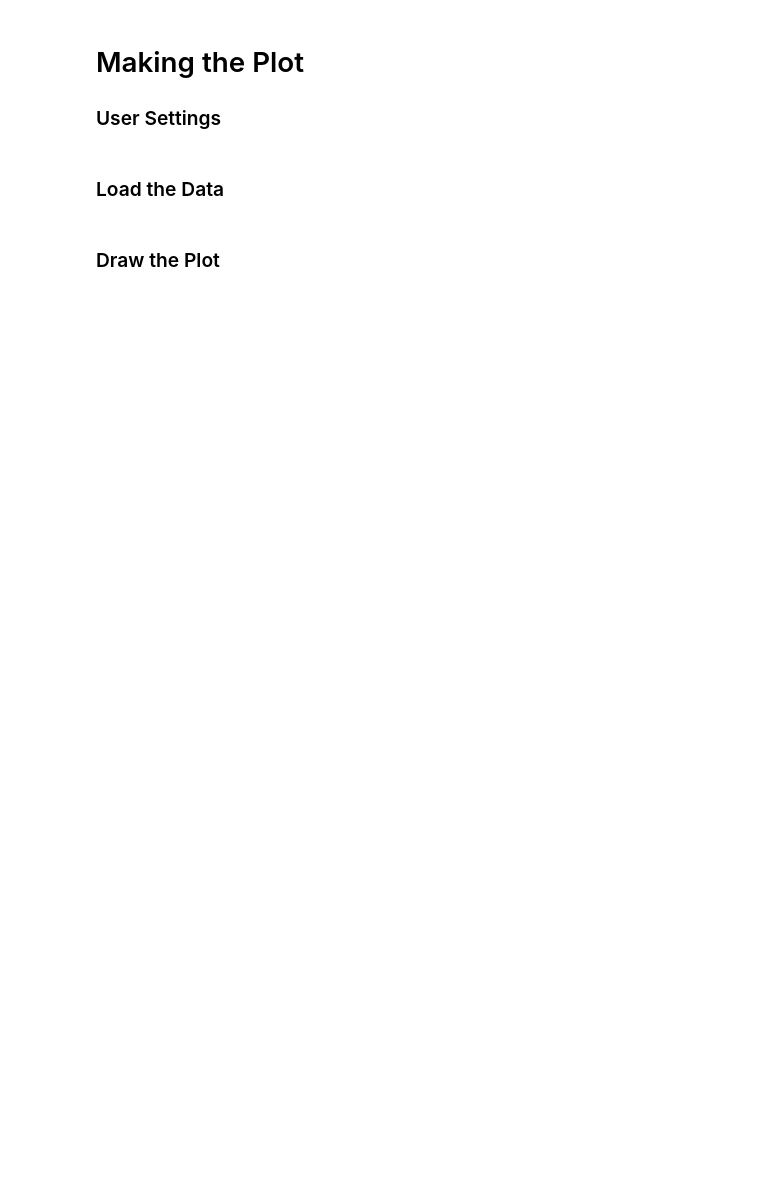
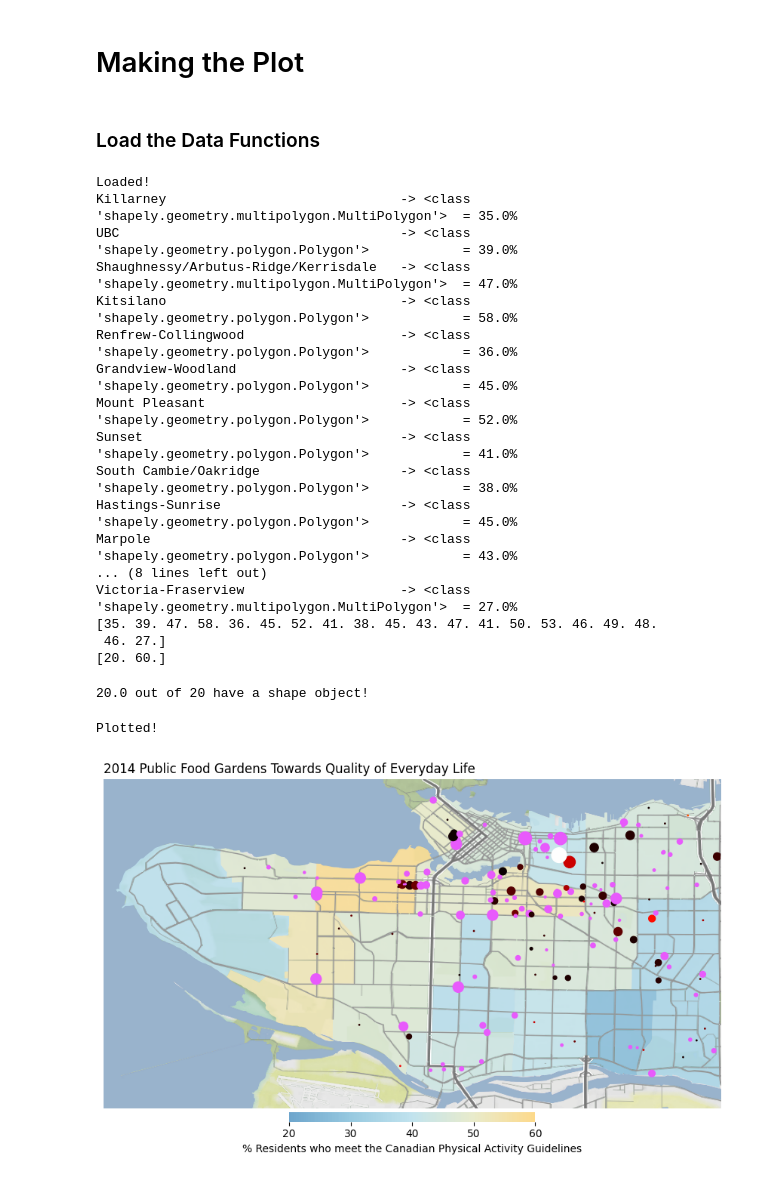
Before and after one commit to Ham0osh/CMNS-313, a Jupyter notebook: Assignment 4/gardens-and-indicators.ipynb, the cells around one changed output. Saved outputs shown, nothing was run; the diff lists cells and outputs as text; code cells hidden in the pictures; blank space fills up the shorter version.

Commit message:
Make a whack of plots and functionalize the code

```diff
--- a/Assignment 4/gardens-and-indicators.ipynb
+++ b/Assignment 4/gardens-and-indicators.ipynb
@@ -22,7 +22,11 @@ def get_lat_lon(df, col='geo_point_2d'):
         latitudes[_] = float(lat)
         longitudes[_] = float(lon)
     return latitudes, longitudes
+
+# define custom colormap for values that shouldnt be less than zero
+hmap = hc.HamColour.from_hex('red', ['#EA5AFE', '#EA5AFE'])
+hmap += hc.HamColour.from_name('hot', length=256)
 # %% [markdown]
 # Making the Plot
-
-### User Settings
+# %% [markdown]
+### Load the Data Functions
@@ -29,17 +146,50 @@ def get_lat_lon(df, col='geo_point_2d'):
 # %%
 # %----------------- User -----------------%
 
 # Indicator Settings
 choropleth_indicator = 'Residents who meet the Canadian Physical Activity Guidelines'
 year = '2014'
 area_indicator = 'Local Area MHMC'
 
 # Garden & food Trees Settings
 
 # Plot Settings
-colormap = 'ptol_sunset'
+colormap = 'ptol_nightfall'
 map_edge_padding = 0.005
 map_style = 'terrain'  # 'toner' or 'terrain'
 plot_size = np.array([3.3, 2.2])*4
+
+# File saving
+fileName = 'plots/' + 'garden-indicator'
+
+# %-------------- Filter Data --------------%
+geoGeom, geom, val, geoName, lat, lon, trees, plots = select_data(year, area_indicator, choropleth_indicator,
+                                                                  df_geo, df_garden)
+
+print('Loaded!')
+
+fig, ax = generate_plot(geoGeom, geom, val, geoName, lat, lon, trees, plots,
+                        choropleth_indicator=choropleth_indicator, year=year, area_indicator=area_indicator)
+
+print('Plotted!')
+# %% [output]
+Loaded!
+Killarney                              -> <class 'shapely.geometry.multipolygon.MultiPolygon'>  = 35.0%
+UBC                                    -> <class 'shapely.geometry.polygon.Polygon'>            = 39.0%
+Shaughnessy/Arbutus-Ridge/Kerrisdale   -> <class 'shapely.geometry.multipolygon.MultiPolygon'>  = 47.0%
+Kitsilano                              -> <class 'shapely.geometry.polygon.Polygon'>            = 58.0%
+Renfrew-Collingwood                    -> <class 'shapely.geometry.polygon.Polygon'>            = 36.0%
+Grandview-Woodland                     -> <class 'shapely.geometry.polygon.Polygon'>            = 45.0%
+Mount Pleasant                         -> <class 'shapely.geometry.polygon.Polygon'>            = 52.0%
+Sunset                                 -> <class 'shapely.geometry.polygon.Polygon'>            = 41.0%
+South Cambie/Oakridge                  -> <class 'shapely.geometry.polygon.Polygon'>            = 38.0%
+Hastings-Sunrise                       -> <class 'shapely.geometry.polygon.Polygon'>            = 45.0%
+Marpole                                -> <class 'shapely.geometry.polygon.Polygon'>            = 43.0%
+... (8 lines left out)
+Victoria-Fraserview                    -> <class 'shapely.geometry.multipolygon.MultiPolygon'>  = 27.0%
+[35. 39. 47. 58. 36. 45. 52. 41. 38. 45. 43. 47. 41. 50. 53. 46. 49. 48.
+ 46. 27.]
+[20. 60.]
+20.0 out of 20 have a shape object!
+Plotted!
+[figure, added]
-# %% [markdown]
-### Load the Data
@@ -80,2 +195,0 @@ plots = np.where(np.isnan(plots), -40, plots)
-# %% [markdown]
-### Draw the Plot
```
Also changed, not shown: parts of 5 cells of this notebook, 28 other files.
